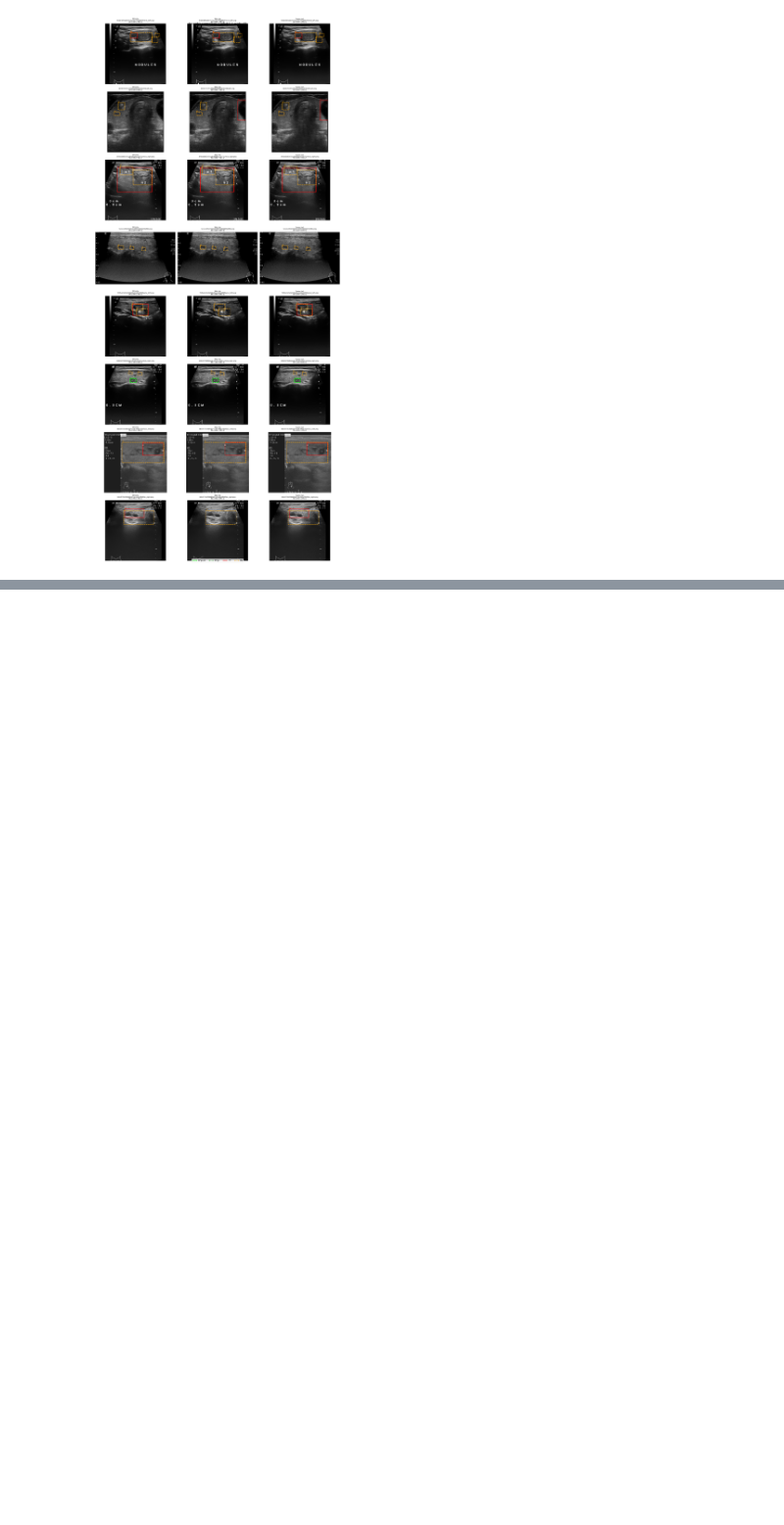
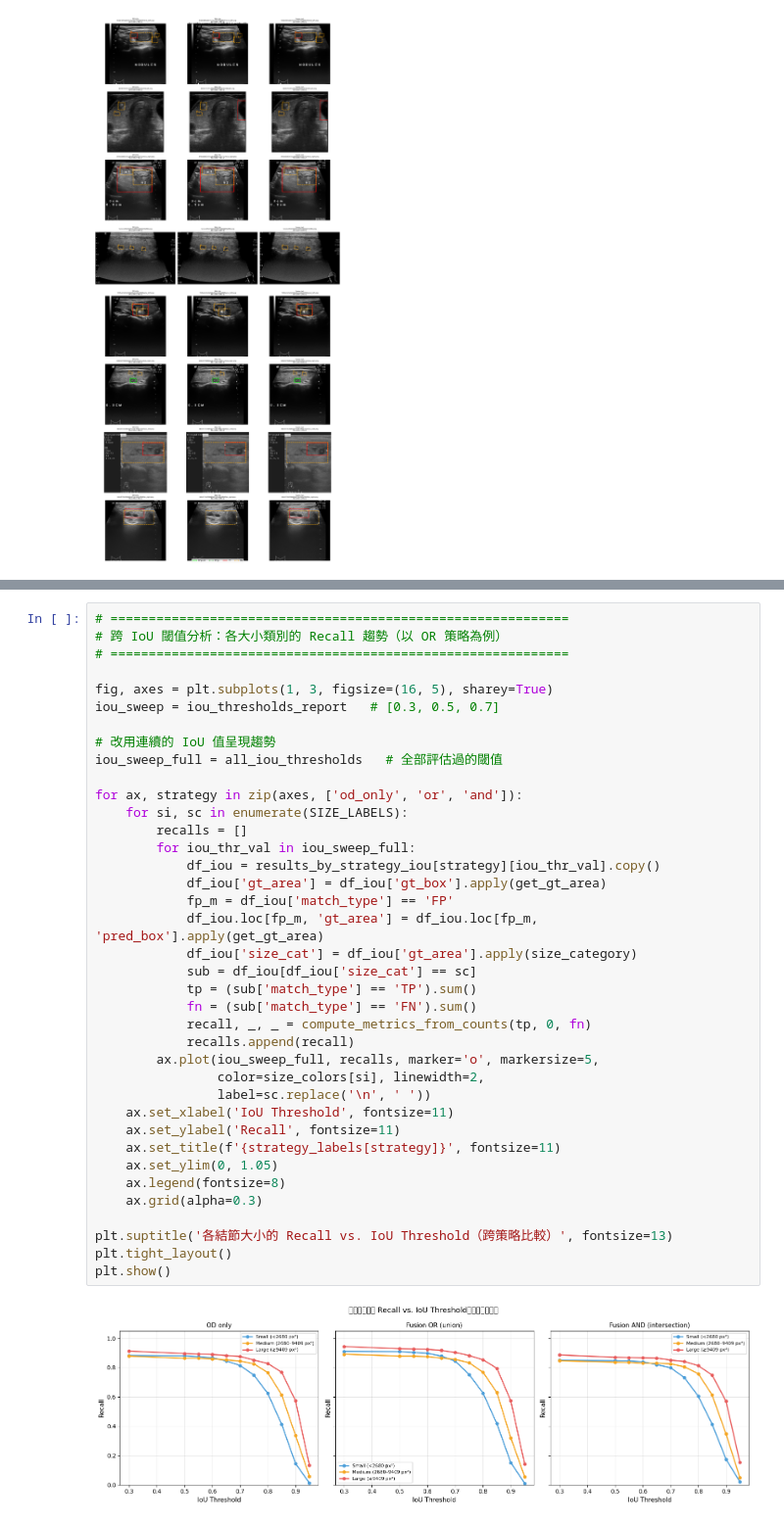
Before and after one commit to fenofista/thyroid, a Jupyter notebook: yolo_code_od/testing_ensemble.ipynb, the cells around one changed output, grey strips where cells are left out. Shown at 98% size. Drawn from its saved outputs; the diff is of its cells as text; blank space fills up the shorter version.

```diff
--- a/yolo_code_od/testing_ensemble.ipynb
+++ b/yolo_code_od/testing_ensemble.ipynb
@@ -667,0 +885,40 @@ visualize_ensemble_samples(
+# %%
+# ============================================================
+# 跨 IoU 閾值分析：各大小類別的 Recall 趨勢（以 OR 策略為例）
+# ============================================================
+
+fig, axes = plt.subplots(1, 3, figsize=(16, 5), sharey=True)
+iou_sweep = iou_thresholds_report   # [0.3, 0.5, 0.7]
+
+# 改用連續的 IoU 值呈現趨勢
+iou_sweep_full = all_iou_thresholds   # 全部評估過的閾值
+
+for ax, strategy in zip(axes, ['od_only', 'or', 'and']):
+    for si, sc in enumerate(SIZE_LABELS):
+        recalls = []
+        for iou_thr_val in iou_sweep_full:
+            df_iou = results_by_strategy_iou[strategy][iou_thr_val].copy()
+            df_iou['gt_area'] = df_iou['gt_box'].apply(get_gt_area)
+            fp_m = df_iou['match_type'] == 'FP'
+            df_iou.loc[fp_m, 'gt_area'] = df_iou.loc[fp_m, 'pred_box'].apply(get_gt_area)
+            df_iou['size_cat'] = df_iou['gt_area'].apply(size_category)
+            sub = df_iou[df_iou['size_cat'] == sc]
+            tp = (sub['match_type'] == 'TP').sum()
+            fn = (sub['match_type'] == 'FN').sum()
+            recall, _, _ = compute_metrics_from_counts(tp, 0, fn)
+            recalls.append(recall)
+        ax.plot(iou_sweep_full, recalls, marker='o', markersize=5,
+                color=size_colors[si], linewidth=2,
+                label=sc.replace('\n', ' '))
+    ax.set_xlabel('IoU Threshold', fontsize=11)
+    ax.set_ylabel('Recall', fontsize=11)
+    ax.set_title(f'{strategy_labels[strategy]}', fontsize=11)
+    ax.set_ylim(0, 1.05)
+    ax.legend(fontsize=8)
+    ax.grid(alpha=0.3)
+
+plt.suptitle('各結節大小的 Recall vs. IoU Threshold（跨策略比較）', fontsize=13)
+plt.tight_layout()
+plt.show()
+# %% [output]
+[figure, added]
```
Also changed, not shown: parts of 14 cells of this notebook, 2 other files.
